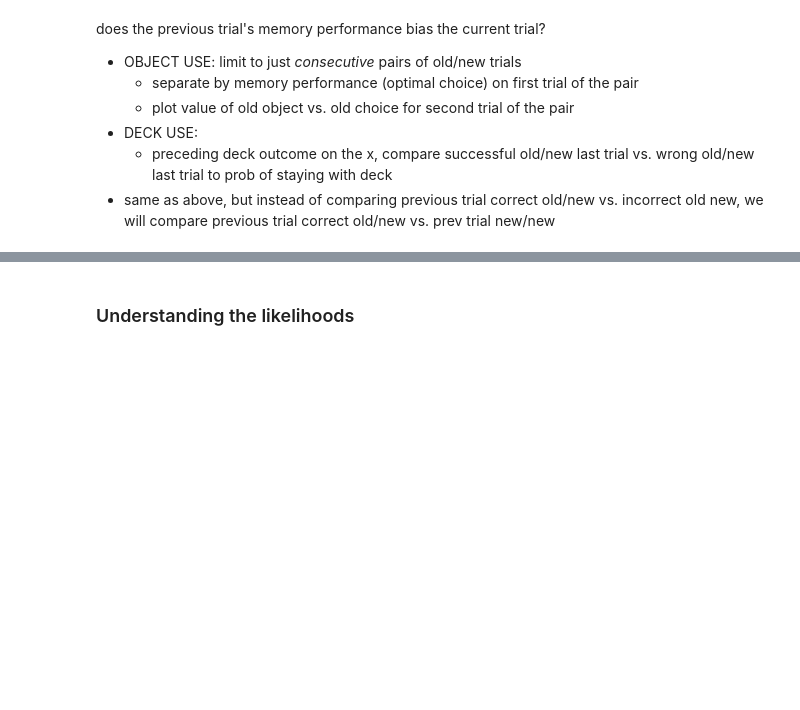
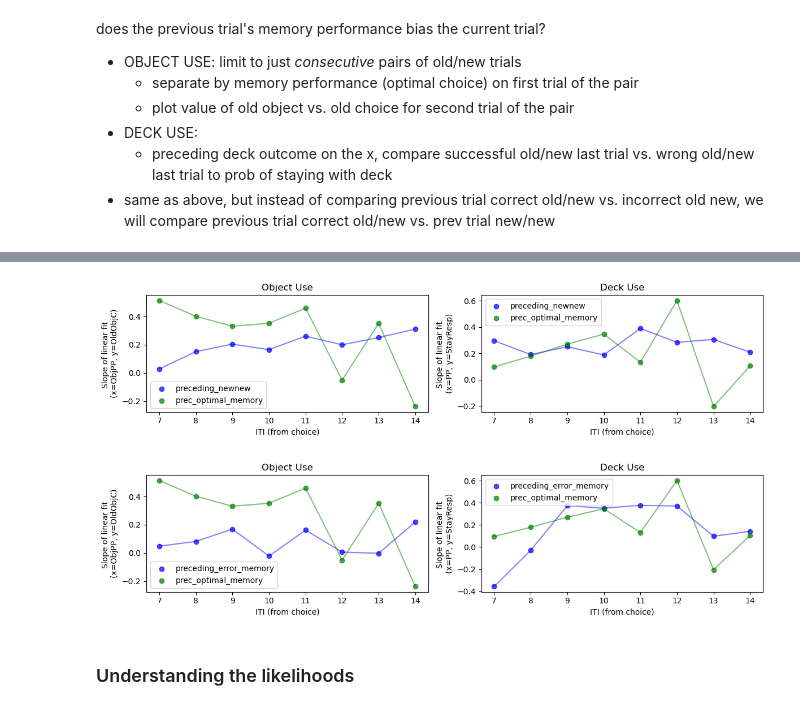
Before and after one commit to csiyer/hybrid_rl, a Jupyter notebook: fmri_analysis/behavior.ipynb, the cells around one changed output, grey strips where cells are left out. Drawn from its saved outputs; the diff is of its cells as text; code cells hidden in the pictures; blank space fills up the shorter version.

```diff
--- a/fmri_analysis/behavior.ipynb
+++ b/fmri_analysis/behavior.ipynb
@@ -374,3 +377,13 @@ pf.plot_lingering_modes(data, consecutive_pairs=False, oldnew_vs_newnew=True,
+# %%
+pf.plot_lingering_modes_iti(data, from_choice_or_fb='choice', oldnew_vs_newnew=True)
+
+pf.plot_lingering_modes_iti(data, from_choice_or_fb='choice', oldnew_vs_newnew=False)
+# oldnew_vs_newnew = True:compare preceding oldnew-optimal to preceding newnew trials
+# oldnew_vs_newnew = True: compare preceding oldnew-optimal to preceding oldnew-nonoptimal trials
+# from_choice_or_fb: where to start the ITI count (end of last choice, or last fb)
+# %% [output]
+[figure, added]
+[figure, added]
 # %% [markdown]
 ### Understanding the likelihoods
 # %%
```
Also changed, not shown: parts of 2 cells of this notebook, 5 other files.
